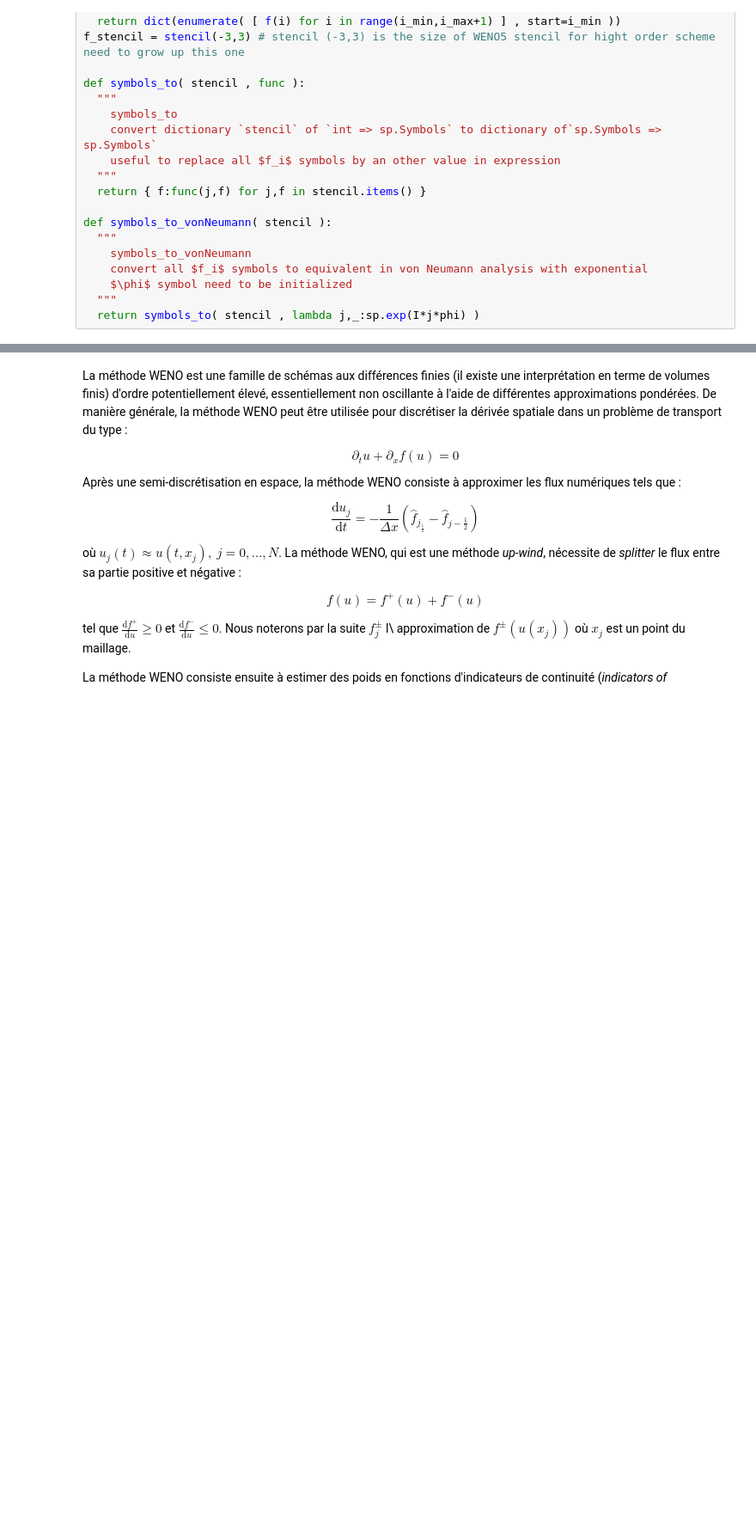
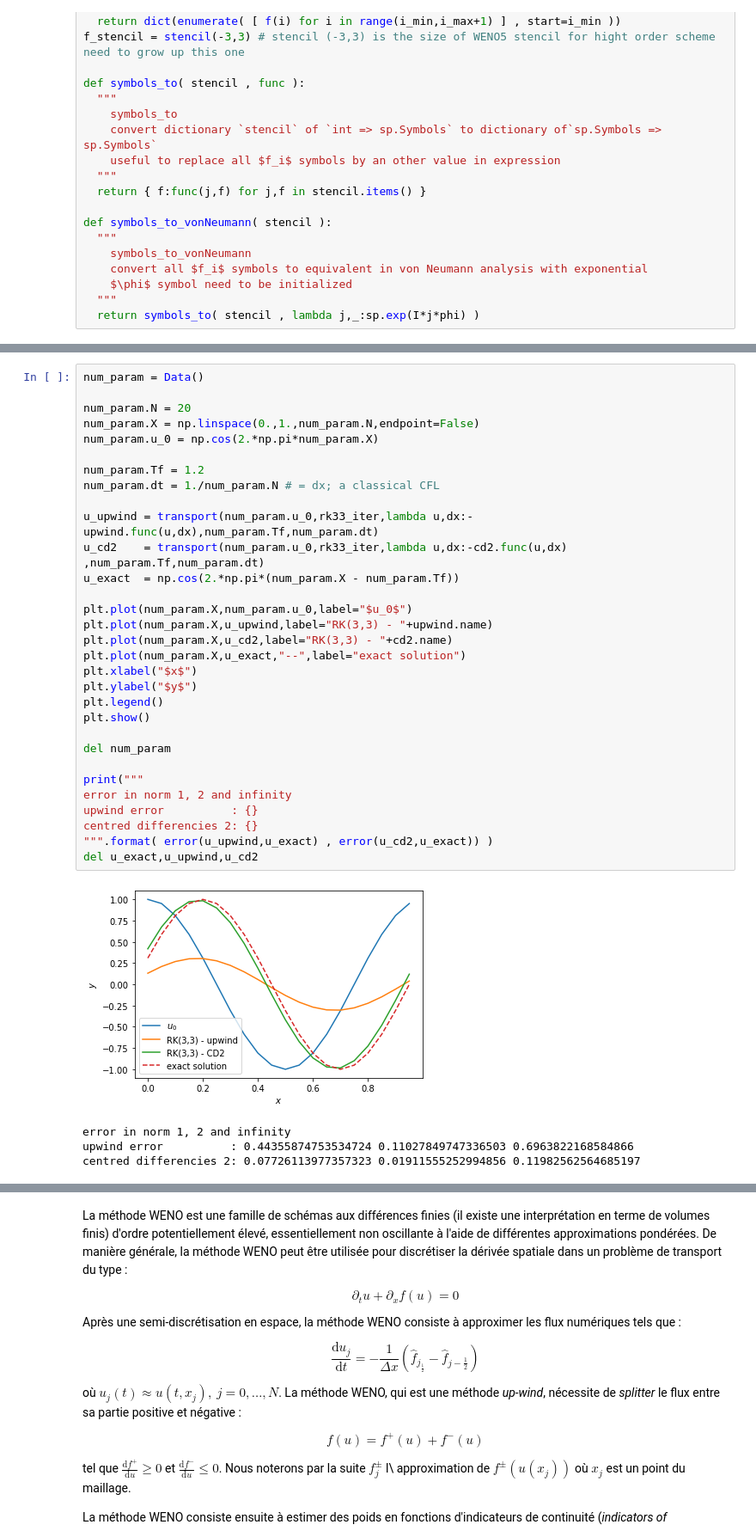
Before and after one commit to kivvix/draft, a Jupyter notebook: notes/notebooks/stability.ipynb, the cells around one changed output, grey strips where cells are left out. Shown at 86% size. Drawn from its saved outputs; the diff is of its cells as text; blank space fills up the shorter version.

```diff
--- a/notes/notebooks/stability.ipynb
+++ b/notes/notebooks/stability.ipynb
@@ -115,0 +260,36 @@ def symbols_to_vonNeumann( stencil ):
+# %%
+num_param = Data()
+
+num_param.N = 20
+num_param.X = np.linspace(0.,1.,num_param.N,endpoint=False)
+num_param.u_0 = np.cos(2.*np.pi*num_param.X)
+
+num_param.Tf = 1.2
+num_param.dt = 1./num_param.N # = dx; a classical CFL
+
+u_upwind = transport(num_param.u_0,rk33_iter,lambda u,dx:-upwind.func(u,dx),num_param.Tf,num_param.dt)
+u_cd2    = transport(num_param.u_0,rk33_iter,lambda u,dx:-cd2.func(u,dx)   ,num_param.Tf,num_param.dt)
+u_exact  = np.cos(2.*np.pi*(num_param.X - num_param.Tf))
+
+plt.plot(num_param.X,num_param.u_0,label="$u_0$")
+plt.plot(num_param.X,u_upwind,label="RK(3,3) - "+upwind.name)
+plt.plot(num_param.X,u_cd2,label="RK(3,3) - "+cd2.name)
+plt.plot(num_param.X,u_exact,"--",label="exact solution")
+plt.xlabel("$x$")
+plt.ylabel("$y$")
+plt.legend()
+plt.show()
+
+del num_param
+
+print("""
+error in norm 1, 2 and infinity
+upwind error          : {}
+centred differencies 2: {}
+""".format( error(u_upwind,u_exact) , error(u_cd2,u_exact)) )
+del u_exact,u_upwind,u_cd2
+# %% [output]
+[figure, added]
+error in norm 1, 2 and infinity
+upwind error          : 0.44355874753534724 0.11027849747336503 0.6963822168584866
+centred differencies 2: 0.07726113977357323 0.01911555252994856 0.11982562564685197
```
Also changed, not shown: parts of 175 cells of this notebook.
